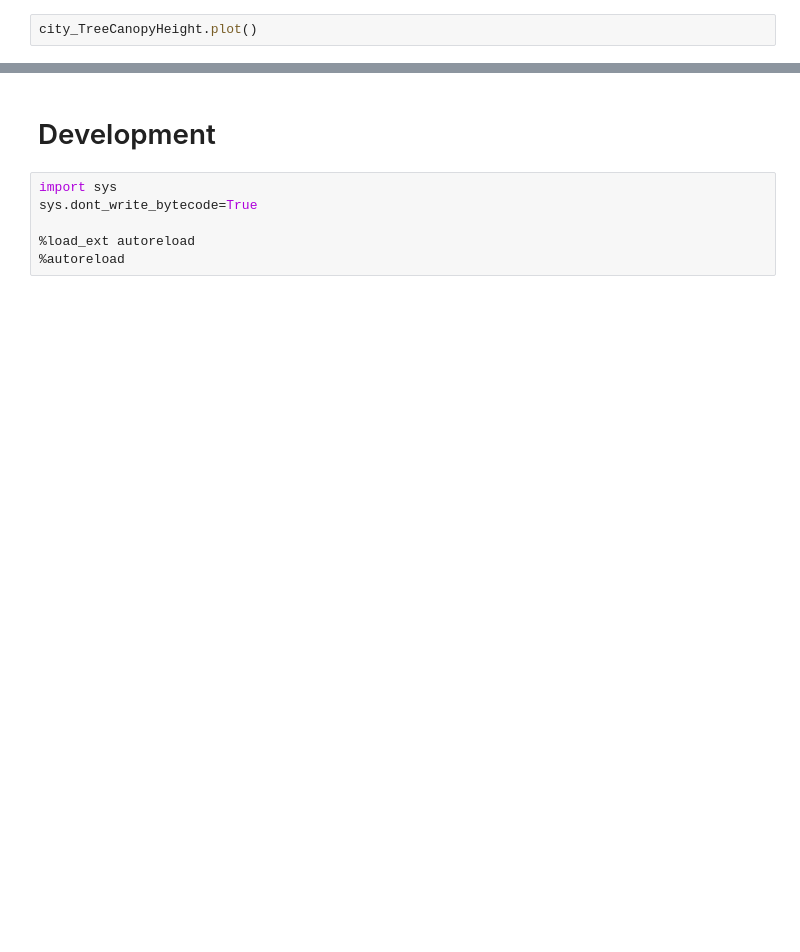
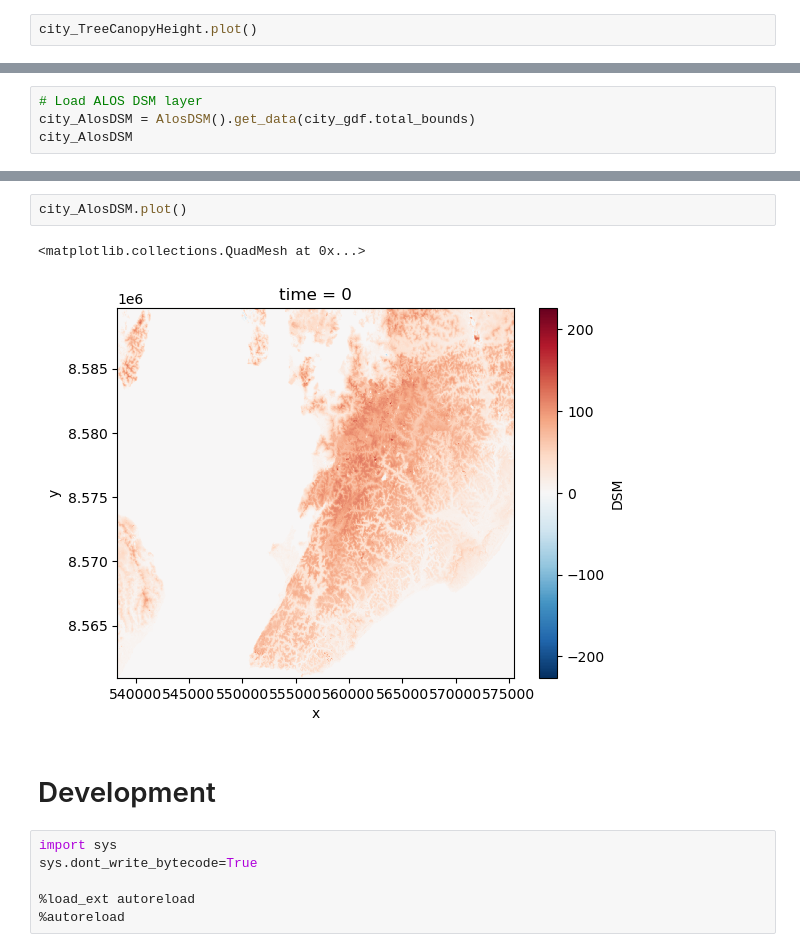
Before and after one commit to wri/cities-cif, a Jupyter notebook: notebooks/tutorial/get layers.ipynb, the cells around one changed output, grey strips where cells are left out. Cells and saved outputs as stored; diff of their text form; blank space fills up the shorter version.

Commit message:
add layer map to tutorial

```diff
--- a/notebooks/tutorial/get layers.ipynb
+++ b/notebooks/tutorial/get layers.ipynb
@@ -363,0 +372,4 @@ city_TreeCanopyHeight.plot()
+# %%
+# Load ALOS DSM layer
+city_AlosDSM = AlosDSM().get_data(city_gdf.total_bounds)
+city_AlosDSM
@@ -364,3 +396,8 @@ city_TreeCanopyHeight.plot()
+# %%
+city_AlosDSM.plot()
+# %% [output]
+<matplotlib.collections.QuadMesh at 0x...>
+[figure, added]
 # %% [markdown]
 # Development
 # %%
```
Also changed, not shown: parts of 8 cells of this notebook.
